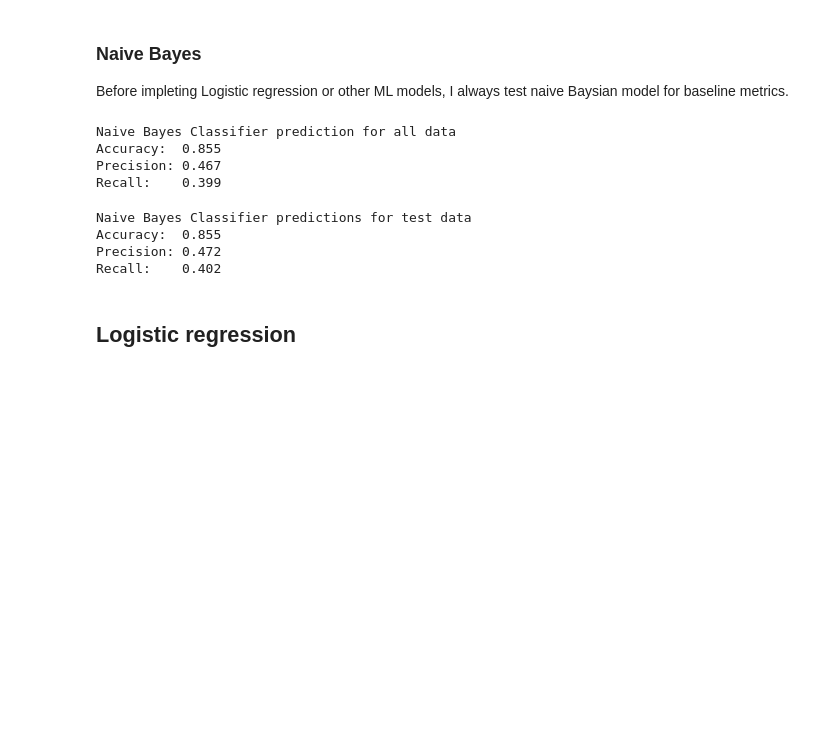
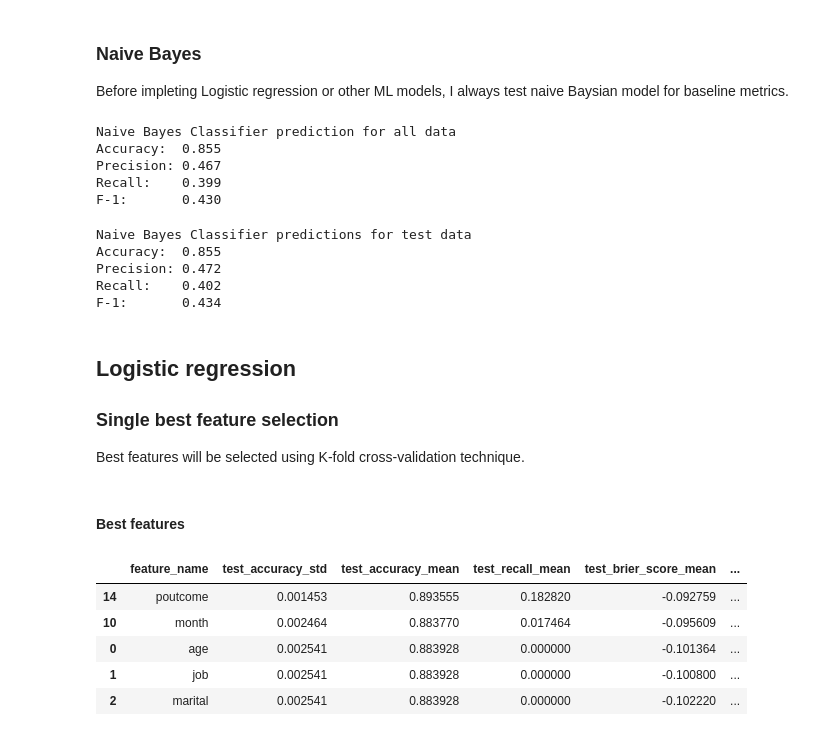
Before and after one commit to TK-Problem/Task-for-Quantitative-Analyst, a Jupyter notebook: results.ipynb, the cells around one changed output. Drawn from its saved outputs; the diff is of its cells as text; code cells hidden in the pictures; blank space fills up the shorter version.

```diff
--- a/results.ipynb
+++ b/results.ipynb
@@ -1529,15 +1546,18 @@ print('Naive Bayes Classifier prediction for all data')
 _accuracy = accuracy_score(pred_nb, y)
 _recall = recall_score(pred_nb, y)
 _precision = precision_score(pred_nb, y)
+_f1 = f1_score(pred_nb, y)
 
 print(f'Accuracy:  {_accuracy:.3f}')
 print(f'Precision: {_precision:.3f}')
 print(f'Recall:    {_recall:.3f}')
+print(f'F-1:       {_f1:.3f}')
 # %% [output]
 Naive Bayes Classifier prediction for all data
 Accuracy:  0.855
 Precision: 0.467
 Recall:    0.399
+F-1:       0.430
 # %%
 # train only on train dataset and then test predictions on test sub-set
 
@@ -1554,14 +1574,68 @@ print('Naive Bayes Classifier predictions for test data')
 _accuracy = accuracy_score(pred_nb_test, y_test)
 _recall = recall_score(pred_nb_test, y_test)
 _precision = precision_score(pred_nb_test, y_test)
+_f1 = f1_score(pred_nb_test, y_test)
 
 print(f'Accuracy:  {_accuracy:.3f}')
 print(f'Precision: {_precision:.3f}')
 print(f'Recall:    {_recall:.3f}')
+print(f'F-1:       {_f1:.3f}')
 # %% [output]
 Naive Bayes Classifier predictions for test data
 Accuracy:  0.855
 Precision: 0.472
 Recall:    0.402
+F-1:       0.434
 # %% [markdown]
 ## Logistic regression
+
+### Single best feature selection
+
+Best features will be selected using K-fold cross-validation technique.
+# %%
+# previous feature is droped from analysis because it encodes same information as pdays
+features = ['age', 'job', 'marital', 'education', 'default', 'balance', 'housing', 'loan',
+            'contact', 'day', 'month', 'duration', 'campaign', 'pdays', 'poutcome']
+
+# create empty DataFrame to store cross-validation results
+df_feat_compare = pd.DataFrame()
+
+# list of scorring metrics
+scoring = {'accuracy': 'accuracy', 'recall': 'recall', 'brier_score': 'neg_brier_score', "F1": 'f1'}
+
+# create cross-validation split object
+cv_split = ShuffleSplit(n_splits=10, test_size=.3, train_size=.7, random_state=RANDOM_STATE)
+
+for i, feature in enumerate(features):
+    # transform data only for specific feature
+    _X = transform_df(X, [feature])
+
+    # select rows from train sub-set (see Feature transformatio section above)
+    _X = _X.loc[X_train.index]
+
+    # create logistic Regression classifier
+    lr_clf = LogisticRegression(random_state=RANDOM_STATE)
+
+    # cross-validate results
+    cv_results = cross_validate(lr_clf, _X, y_train, cv= cv_split, scoring = scoring, return_train_score=True)
+
+    # add feature name
+    df_feat_compare.loc[i, 'feature_name'] = feature
+
+    # record cross-validation results
+    for _key in cv_results.keys():
+        df_feat_compare.loc[i, _key+'_mean'] = cv_results[_key].mean()
+        df_feat_compare.loc[i, _key+'_std'] = cv_results[_key].std()
+# %% [markdown]
+#### Best features
+# %%
+# get Top 5 most stable features (lowest accuracy standard deviation)
+df_feat_compare.sort_values(by='test_accuracy_std')[['feature_name', 'test_accuracy_std', 'test_accuracy_mean',
+                                                     'test_recall_mean', 'test_brier_score_mean', 'test_F1_mean']].head()
+# %% [output]
+|  | feature_name | test_accuracy_std | test_accuracy_mean | test_recall_mean | test_brier_score_mean | ... |
+| 14 | poutcome | 0.001453 | 0.893555 | 0.182820 | -0.092759 | ... |
+| 10 | month | 0.002464 | 0.883770 | 0.017464 | -0.095609 | ... |
+| 0 | age | 0.002541 | 0.883928 | 0.000000 | -0.101364 | ... |
+| 1 | job | 0.002541 | 0.883928 | 0.000000 | -0.100800 | ... |
+| 2 | marital | 0.002541 | 0.883928 | 0.000000 | -0.102220 | ... |
```
Also changed, not shown: parts of 40 cells of this notebook.
